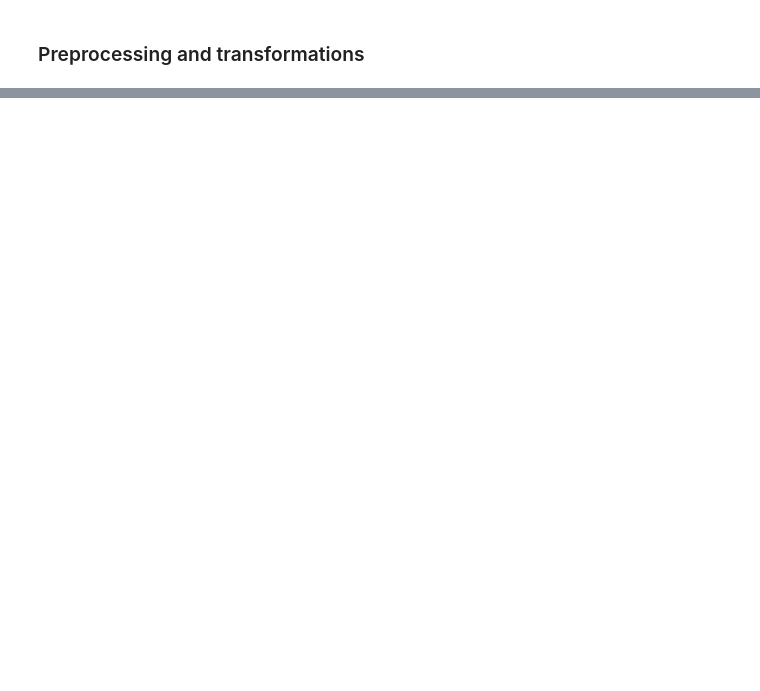
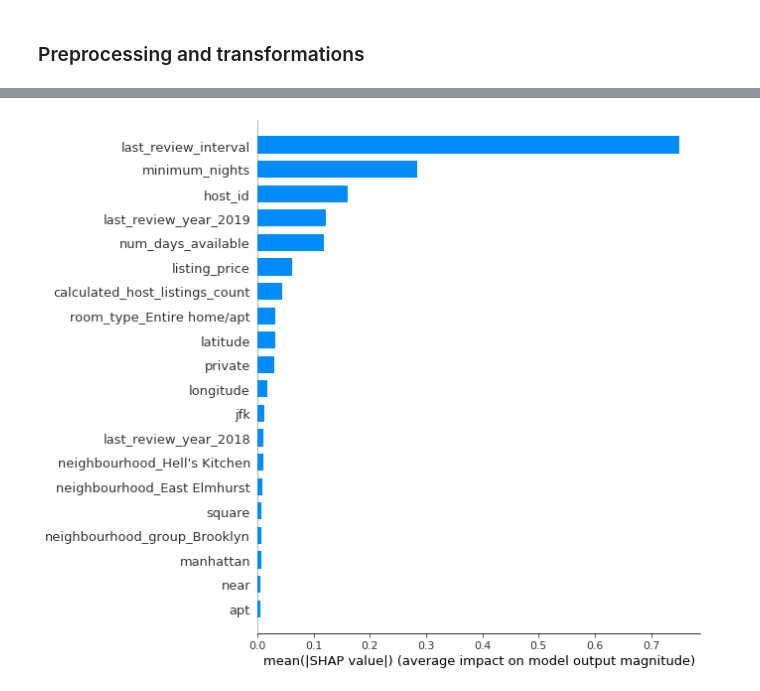
Before and after one commit to sneha012/Airbnb_Popularity_Prediction, a Jupyter notebook: solution.ipynb, the cells around one changed output, grey strips where cells are left out. Drawn from its saved outputs; the diff is of its cells as text; code cells hidden in the pictures; blank space fills up the shorter version.

```diff
--- a/solution.ipynb
+++ b/solution.ipynb
@@ -233,0 +498,20 @@ train_df.head()
+# %%
+# Fetch feature names
+standard_scaler_names = pipe_catboost.named_steps['columntransformer'].named_transformers_['standardscaler'].get_feature_names_out().tolist()
+ohe_names = pipe_catboost.named_steps['columntransformer'].named_transformers_['onehotencoder'].get_feature_names_out().tolist()
+count_vectorizer_names = pipe_catboost.named_steps['columntransformer'].named_transformers_['countvectorizer'].get_feature_names_out().tolist()
+
+
+
+feature_names = standard_scaler_names + ohe_names +  count_vectorizer_names
+# %%
+# Examining the most important features of the LGBMRegressor using SHAP Values
+
+import shap
+
+X_train_enc = pd.DataFrame(
+    data=preprocessor_all.transform(X_train).toarray(),
+    columns=feature_names,
+    index=X_train.index,
+)
+X_train_enc.head()
@@ -233,0 +541,10 @@ train_df.head()
+# %%
+pipe_catboost.fit(X_train, y_train);
+# %%
+catboost_explainer = shap.TreeExplainer(pipe_catboost.named_steps["catboostregressor"])
+train_catboost_shap_values = catboost_explainer.shap_values(X_train_enc)
+# %%
+# Plot 1
+shap.summary_plot(train_catboost_shap_values, X_train_enc, plot_type="bar")
+# %% [output]
+[figure, added]
```
Also changed, not shown: parts of 38 cells of this notebook.
